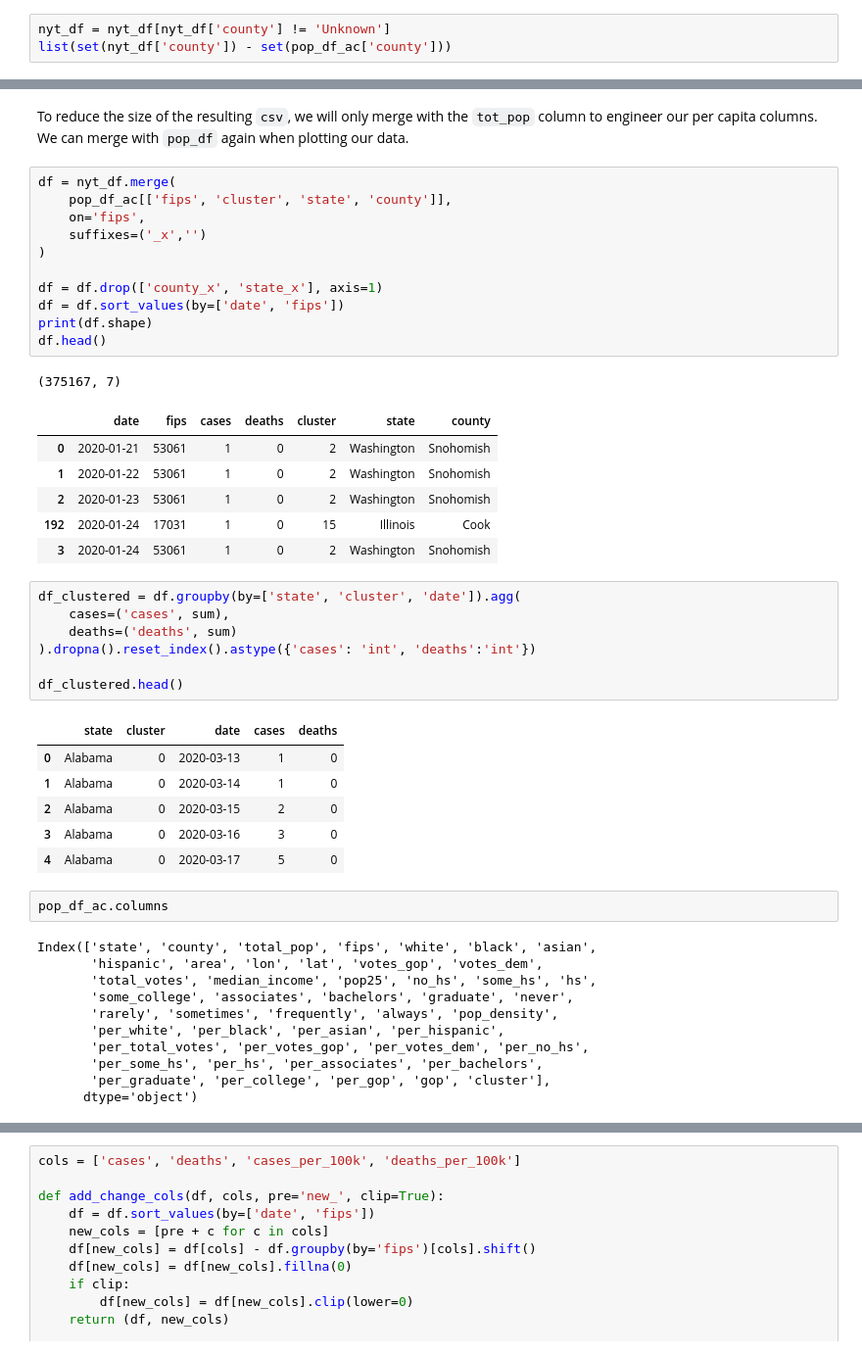
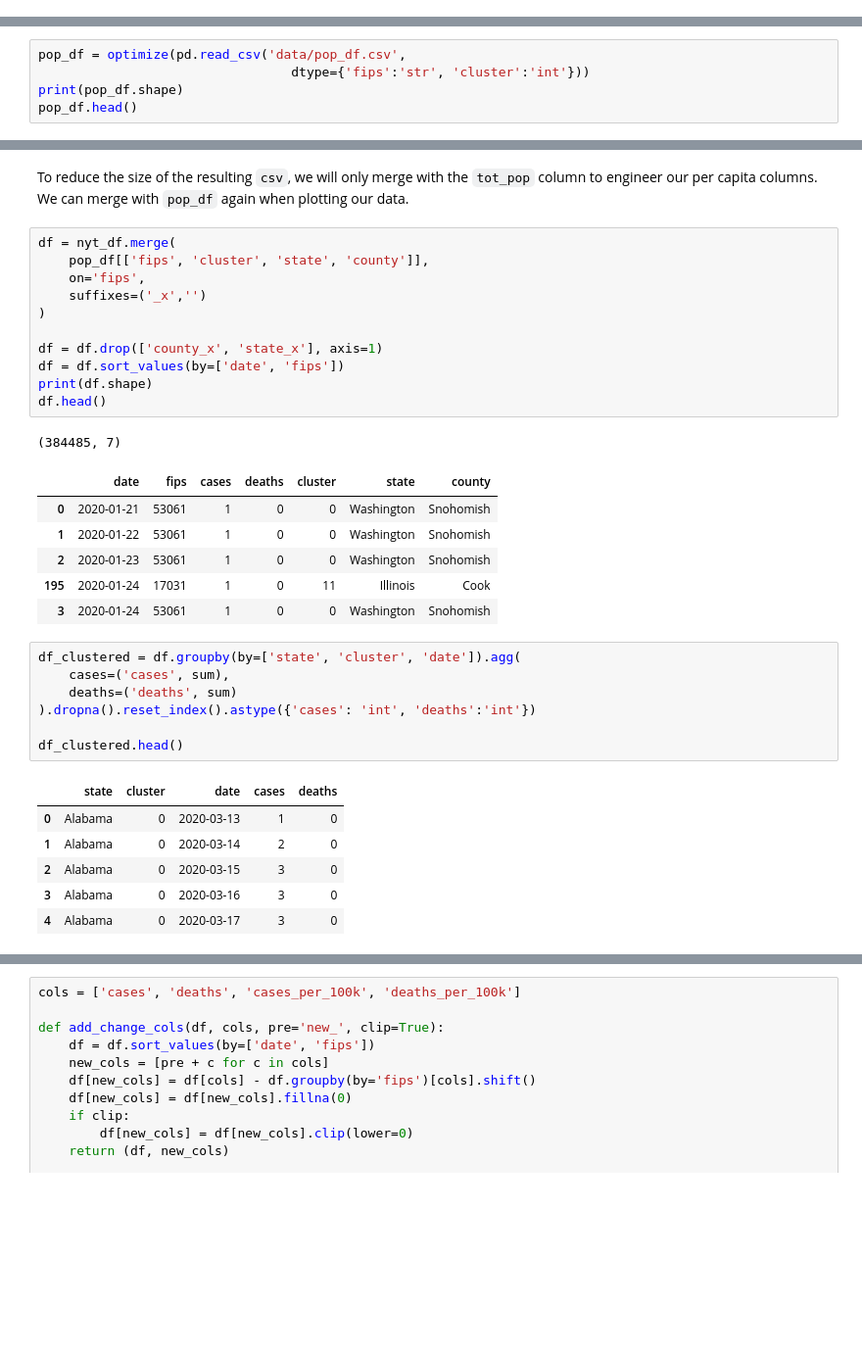
Before and after one commit to jydiw/covid-19-data, a Jupyter notebook: 3_combining-with-nytimes.ipynb, the cells around one changed output, grey strips where cells are left out. Shown at 98% size. Cells and saved outputs as stored; diff of their text form; blank space fills up the shorter version.

```diff
--- a/3_combining-with-nytimes.ipynb
+++ b/3_combining-with-nytimes.ipynb
@@ -115,6 +115,3 @@ There are several things to consider:
 - Raw numbers will show New York City and Los Angeles County with the highest numbers, all other factors being equal.
 - Reporting cases as a percentage (or as we'll use later, a per 100k) would better reflect the severity of infections.
 - However, a higher population density would likely make it easier to transmit the disease to another person. Looking at the day-to-day change in new cases could allow us to see how quickly the disease is spreading.
-# %%
-nyt_df = nyt_df[nyt_df['county'] != 'Unknown']
-list(set(nyt_df['county']) - set(pop_df_ac['county']))
@@ -172,0 +148,5 @@ array([], dtype=object)
+# %%
+pop_df = optimize(pd.read_csv('data/pop_df.csv',
+                                 dtype={'fips':'str', 'cluster':'int'}))
+print(pop_df.shape)
+pop_df.head()
@@ -174,23 +163,23 @@ array([], dtype=object)
 To reduce the size of the resulting `csv`, we will only merge with the `tot_pop` column to engineer our per capita columns. We can merge with `pop_df` again when plotting our data.
 # %%
 df = nyt_df.merge(
-    pop_df_ac[['fips', 'cluster', 'state', 'county']],
+    pop_df[['fips', 'cluster', 'state', 'county']],
     on='fips',
     suffixes=('_x','')
 )
 
 df = df.drop(['county_x', 'state_x'], axis=1)
 df = df.sort_values(by=['date', 'fips'])
 print(df.shape)
 df.head()
 # %% [output]
-(375167, 7)
+(384485, 7)
 |  | date | fips | cases | deaths | cluster | state | county |
-| 0 | 2020-01-21 | 53061 | 1 | 0 | 2 | Washington | Snohomish |
-| 1 | 2020-01-22 | 53061 | 1 | 0 | 2 | Washington | Snohomish |
-| 2 | 2020-01-23 | 53061 | 1 | 0 | 2 | Washington | Snohomish |
-| 192 | 2020-01-24 | 17031 | 1 | 0 | 15 | Illinois | Cook |
-| 3 | 2020-01-24 | 53061 | 1 | 0 | 2 | Washington | Snohomish |
+| 0 | 2020-01-21 | 53061 | 1 | 0 | 0 | Washington | Snohomish |
+| 1 | 2020-01-22 | 53061 | 1 | 0 | 0 | Washington | Snohomish |
+| 2 | 2020-01-23 | 53061 | 1 | 0 | 0 | Washington | Snohomish |
+| 195 | 2020-01-24 | 17031 | 1 | 0 | 11 | Illinois | Cook |
+| 3 | 2020-01-24 | 53061 | 1 | 0 | 0 | Washington | Snohomish |
 # %%
 df_clustered = df.groupby(by=['state', 'cluster', 'date']).agg(
     cases=('cases', sum),
@@ -201,20 +190,7 @@ df_clustered.head()
 # %% [output]
 |  | state | cluster | date | cases | deaths |
 | 0 | Alabama | 0 | 2020-03-13 | 1 | 0 |
-| 1 | Alabama | 0 | 2020-03-14 | 1 | 0 |
-| 2 | Alabama | 0 | 2020-03-15 | 2 | 0 |
+| 1 | Alabama | 0 | 2020-03-14 | 2 | 0 |
+| 2 | Alabama | 0 | 2020-03-15 | 3 | 0 |
 | 3 | Alabama | 0 | 2020-03-16 | 3 | 0 |
-| 4 | Alabama | 0 | 2020-03-17 | 5 | 0 |
+| 4 | Alabama | 0 | 2020-03-17 | 3 | 0 |
-# %%
-pop_df_ac.columns
-# %% [output]
-Index(['state', 'county', 'total_pop', 'fips', 'white', 'black', 'asian',
-       'hispanic', 'area', 'lon', 'lat', 'votes_gop', 'votes_dem',
-       'total_votes', 'median_income', 'pop25', 'no_hs', 'some_hs', 'hs',
-       'some_college', 'associates', 'bachelors', 'graduate', 'never',
-       'rarely', 'sometimes', 'frequently', 'always', 'pop_density',
-       'per_white', 'per_black', 'per_asian', 'per_hispanic',
-       'per_total_votes', 'per_votes_gop', 'per_votes_dem', 'per_no_hs',
-       'per_some_hs', 'per_hs', 'per_associates', 'per_bachelors',
-       'per_graduate', 'per_college', 'per_gop', 'gop', 'cluster'],
-      dtype='object')
```
Also changed, not shown: parts of 20 cells of this notebook, 10 other files.
